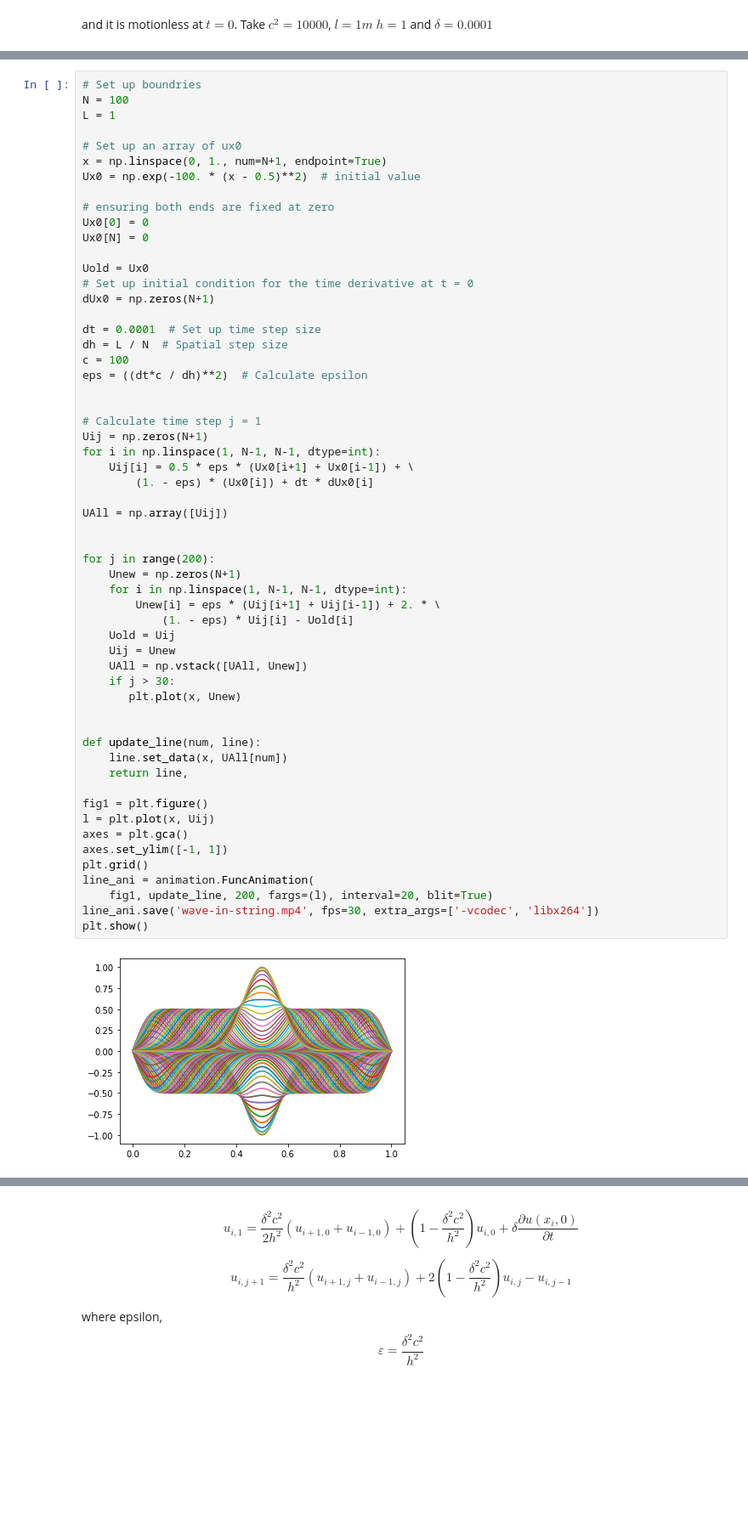
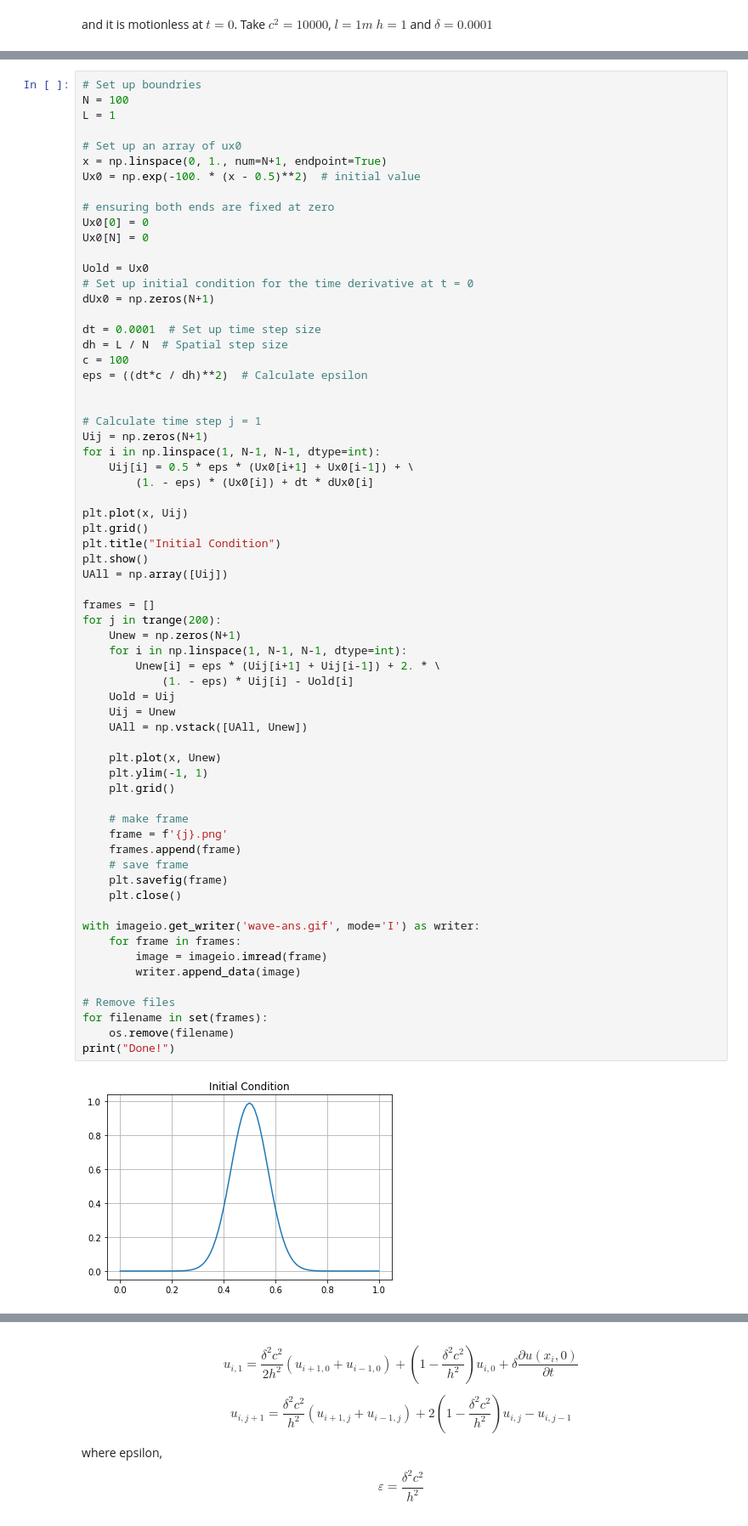
Before and after one commit to narula2000/ssm, a Jupyter notebook: Topic 02 - Partial Differential Equation (PDE)/2.1 Partial Differential Equation (PDE).ipynb, the cells around one changed output, grey strips where cells are left out. Shown at 85% size. Drawn from its saved outputs; the diff is of its cells as text; blank space fills up the shorter version.

```diff
--- a/Topic 02 - Partial Differential Equation (PDE)/2.1 Partial Differential Equation (PDE).ipynb
+++ b/Topic 02 - Partial Differential Equation (PDE)/2.1 Partial Differential Equation (PDE).ipynb
@@ -175,47 +176,55 @@ Ux0[N] = 0
 
 Uold = Ux0
 # Set up initial condition for the time derivative at t = 0
 dUx0 = np.zeros(N+1)
 
 dt = 0.0001  # Set up time step size
 dh = L / N  # Spatial step size
 c = 100
 eps = ((dt*c / dh)**2)  # Calculate epsilon
 
 
 # Calculate time step j = 1
 Uij = np.zeros(N+1)
 for i in np.linspace(1, N-1, N-1, dtype=int):
     Uij[i] = 0.5 * eps * (Ux0[i+1] + Ux0[i-1]) + \
         (1. - eps) * (Ux0[i]) + dt * dUx0[i]
 
+plt.plot(x, Uij)
+plt.grid()
+plt.title("Initial Condition")
+plt.show()
 UAll = np.array([Uij])
 
-
-for j in range(200):
+frames = []
+for j in trange(200):
     Unew = np.zeros(N+1)
     for i in np.linspace(1, N-1, N-1, dtype=int):
         Unew[i] = eps * (Uij[i+1] + Uij[i-1]) + 2. * \
             (1. - eps) * Uij[i] - Uold[i]
     Uold = Uij
     Uij = Unew
     UAll = np.vstack([UAll, Unew])
-    if j > 30:
-       plt.plot(x, Unew)
 
+    plt.plot(x, Unew)
+    plt.ylim(-1, 1)
+    plt.grid()
 
-def update_line(num, line):
-    line.set_data(x, UAll[num])
-    return line,
+    # make frame
+    frame = f'{j}.png'
+    frames.append(frame)
+    # save frame
+    plt.savefig(frame)
+    plt.close()
 
-fig1 = plt.figure()
-l = plt.plot(x, Uij)
-axes = plt.gca()
-axes.set_ylim([-1, 1])
-plt.grid()
-line_ani = animation.FuncAnimation(
-    fig1, update_line, 200, fargs=(l), interval=20, blit=True)
-line_ani.save('wave-in-string.mp4', fps=30, extra_args=['-vcodec', 'libx264'])
-plt.show()
+with imageio.get_writer('wave-ans.gif', mode='I') as writer:
+    for frame in frames:
+        image = imageio.imread(frame)
+        writer.append_data(image)
+
+# Remove files
+for filename in set(frames):
+    os.remove(filename)
+print("Done!")
 # %% [output]
-[figure, old version]
+[figure, new version]
```
Also changed, not shown: parts of 7 cells of this notebook, 1 other file.
